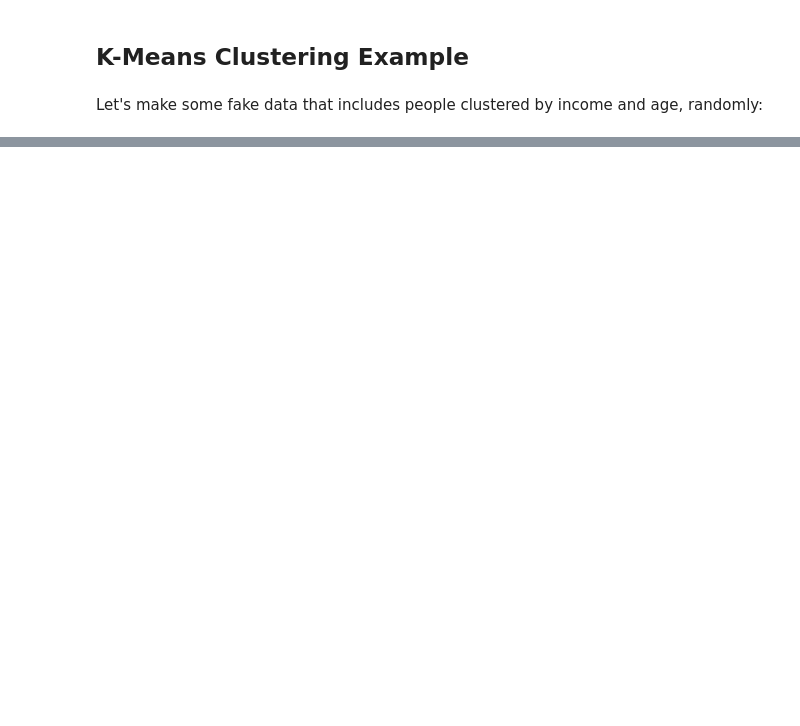
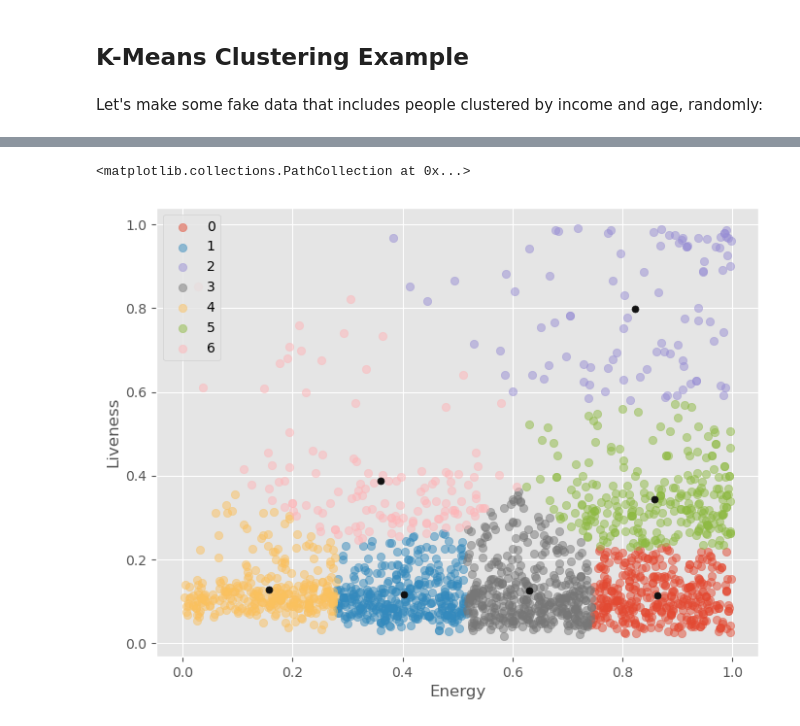
Before and after one commit to nishiogawakun/ml_unsupervised, a Jupyter notebook: KMeans.ipynb, the cells around one changed output, grey strips where cells are left out. Drawn from its saved outputs; the diff is of its cells as text; code cells hidden in the pictures; blank space fills up the shorter version.

```diff
--- a/KMeans.ipynb
+++ b/KMeans.ipynb
@@ -50,0 +28,24 @@ plt.show()
+# %%
+model = KMeans(n_clusters=7)
+model = model.fit(scale(k_means_df))
+# %%
+label = model.fit_predict(k_means_df)
+u_labels = np.unique(label)
+# %%
+centroids = model.cluster_centers_
+u_labels = np.unique(label)
+# %%
+#plotting the results:
+plt.style.use('ggplot')
+
+plt.figure(figsize=(8, 6))
+
+for i in u_labels:
+    plt.scatter(k_means_df[label == i , 0] , k_means_df[label == i , 1] , label = i, alpha = 0.5)
+plt.legend()
+plt.xlabel('Energy')
+plt.ylabel('Liveness')
+plt.scatter(centroids[:,0] , centroids[:,1] , s = 25, color = 'k')
+# %% [output]
+<matplotlib.collections.PathCollection at 0x...>
+[figure, added]
```
Also changed, not shown: parts of 9 cells of this notebook.
